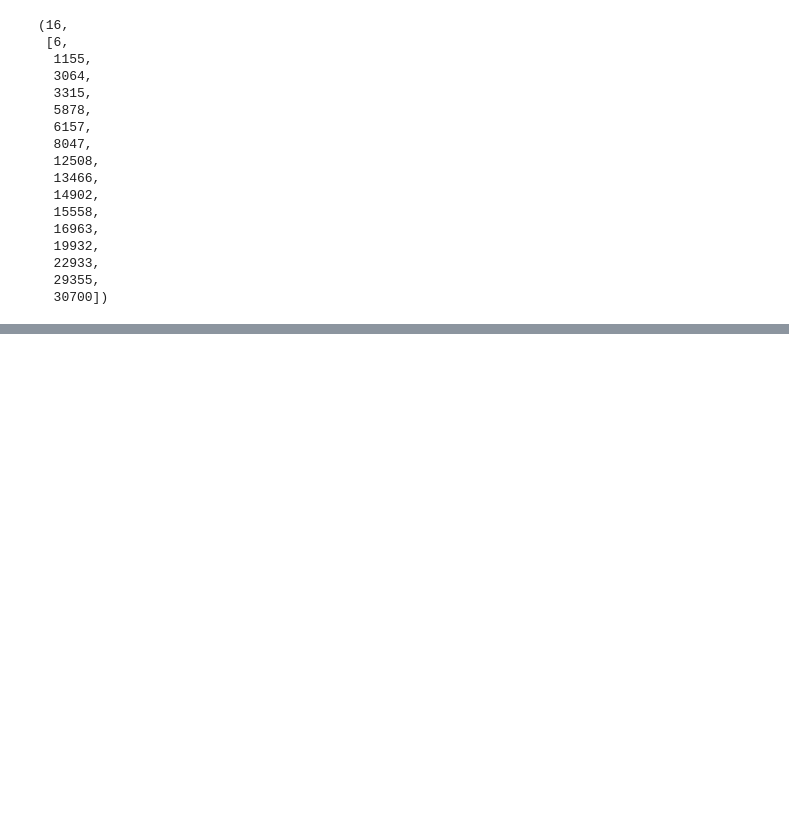
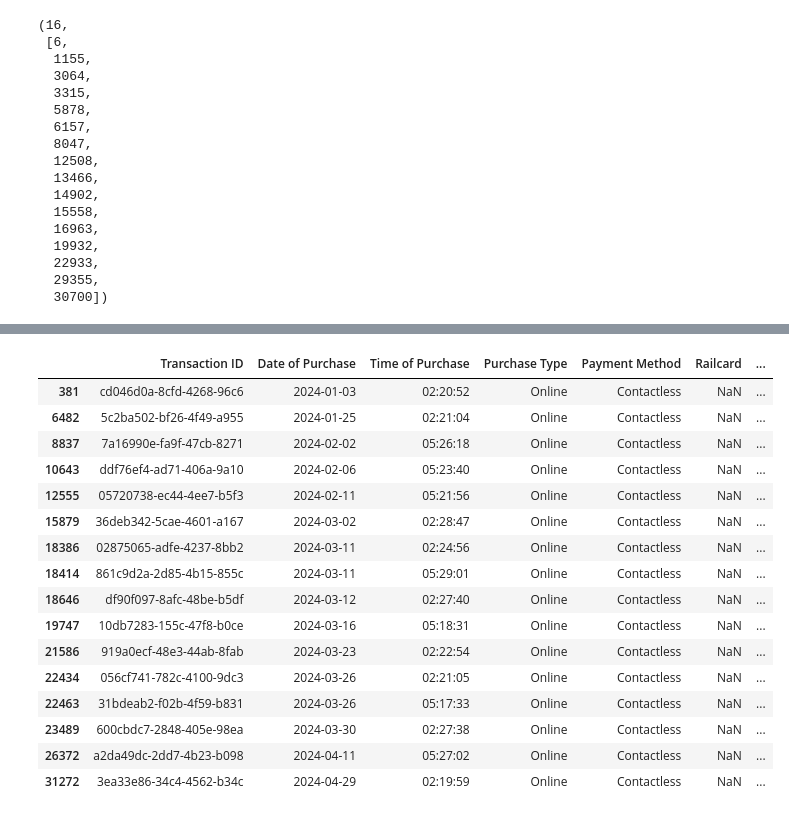
Before and after one commit to MiguelOlivRd/prova3-visualizacao-dados, a Jupyter notebook: identifica_adjacências.ipynb, the cells around one changed output, grey strips where cells are left out. Saved outputs shown, nothing was run; the diff lists cells and outputs as text; code cells hidden in the pictures; blank space fills up the shorter version.

```diff
--- a/identifica_adjacências.ipynb
+++ b/identifica_adjacências.ipynb
@@ -1,4 +1,4 @@
 # %%
 import pandas as pd
 
-railway = pd.read_csv("railway.csv")
+atrasos = pd.read_csv("viagens_atrasadas.csv")
@@ -85,3 +103,9 @@ for i in Is:
     row = railway.iloc[i]
     if row["Journey Status"] != "On Time":
         print(i, row["Journey Status"], row["Departure Time"], row["Arrival Time"])
+# %%
+start = "York"
+end = "Edinburgh"
+for i, row in railway.iterrows():
+    if row["Departure Station"] == start and row["Arrival Destination"] == end:
+        print(i)
@@ -87,0 +154,23 @@ for i in Is:
+# %%
+def start_to_end(start, end):
+    return railway[(railway["Departure Station"] == start) & (railway["Arrival Destination"] == end)]
+
+start_to_end("York", "Birmingham New Street")[0:20]
+# %% [output]
+|  | Transaction ID | Date of Purchase | Time of Purchase | Purchase Type | Payment Method | Railcard | ... |
+| 381 | cd046d0a-8cfd-4268-96c6 | 2024-01-03 | 02:20:52 | Online | Contactless | NaN | ... |
+| 6482 | 5c2ba502-bf26-4f49-a955 | 2024-01-25 | 02:21:04 | Online | Contactless | NaN | ... |
+| 8837 | 7a16990e-fa9f-47cb-8271 | 2024-02-02 | 05:26:18 | Online | Contactless | NaN | ... |
+| 10643 | ddf76ef4-ad71-406a-9a10 | 2024-02-06 | 05:23:40 | Online | Contactless | NaN | ... |
+| 12555 | 05720738-ec44-4ee7-b5f3 | 2024-02-11 | 05:21:56 | Online | Contactless | NaN | ... |
+| 15879 | 36deb342-5cae-4601-a167 | 2024-03-02 | 02:28:47 | Online | Contactless | NaN | ... |
+| 18386 | 02875065-adfe-4237-8bb2 | 2024-03-11 | 02:24:56 | Online | Contactless | NaN | ... |
+| 18414 | 861c9d2a-2d85-4b15-855c | 2024-03-11 | 05:29:01 | Online | Contactless | NaN | ... |
+| 18646 | df90f097-8afc-48be-b5df | 2024-03-12 | 02:27:40 | Online | Contactless | NaN | ... |
+| 19747 | 10db7283-155c-47f8-b0ce | 2024-03-16 | 05:18:31 | Online | Contactless | NaN | ... |
+| 21586 | 919a0ecf-48e3-44ab-8fab | 2024-03-23 | 02:22:54 | Online | Contactless | NaN | ... |
+| 22434 | 056cf741-782c-4100-9dc3 | 2024-03-26 | 02:21:05 | Online | Contactless | NaN | ... |
+| 22463 | 31bdeab2-f02b-4f59-b831 | 2024-03-26 | 05:17:33 | Online | Contactless | NaN | ... |
+| 23489 | 600cbdc7-2848-405e-98ea | 2024-03-30 | 02:27:38 | Online | Contactless | NaN | ... |
+| 26372 | a2da49dc-2dd7-4b23-b098 | 2024-04-11 | 05:27:02 | Online | Contactless | NaN | ... |
+| 31272 | 3ea33e86-34c4-4562-b34c | 2024-04-29 | 02:19:59 | Online | Contactless | NaN | ... |
```
Also changed, not shown: parts of 13 cells of this notebook, 3 other files.
